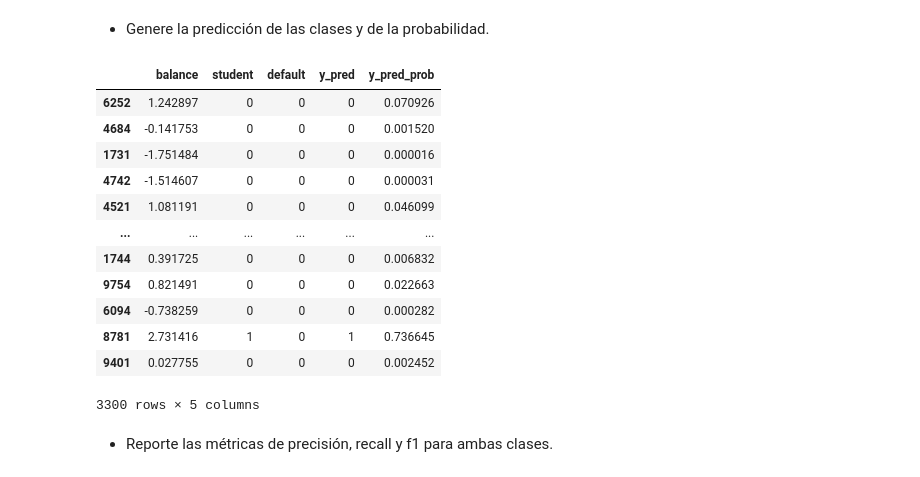
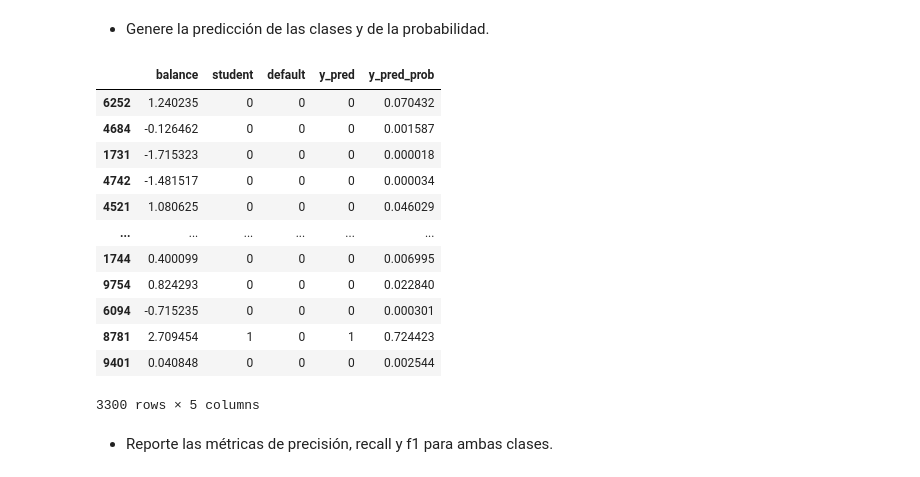
Before and after one commit to rodrigobarrazads/prueba2, a Jupyter notebook: Modulo2/Semana6/clasificacion_ml.ipynb, the cells around one changed output. Saved outputs shown, nothing was run; the diff lists cells and outputs as text; code cells hidden in the pictures.

```diff
--- a/Modulo2/Semana6/clasificacion_ml.ipynb
+++ b/Modulo2/Semana6/clasificacion_ml.ipynb
@@ -286,34 +286,31 @@ ml_logit_dep = LogisticRegression().fit(X_train, y_train)
 # %%
 # Utiliza esta celda para generar y almacenar predicciones de clase y de probabilidad
 
-columns = ['balance']
-
-scaler = StandardScaler().fit(X_test[columns])
 X_test['balance'] = scaler.transform(X_test[columns])
 
 y_pred = ml_logit_dep.predict(X_test)
 y_pred_proba = ml_logit_dep.predict_proba(X_test)[::,1]
 
 frames = [X_test, y_test]
 df_test = pd.concat(frames, axis=1)
 
 df_test['y_pred'] = y_pred
 df_test['y_pred_prob'] = y_pred_proba
 
 df_test
 # %% [output]
 |  | balance | student | default | y_pred | y_pred_prob |
-| 6252 | 1.242897 | 0 | 0 | 0 | 0.070926 |
-| 4684 | -0.141753 | 0 | 0 | 0 | 0.001520 |
-| 1731 | -1.751484 | 0 | 0 | 0 | 0.000016 |
-| 4742 | -1.514607 | 0 | 0 | 0 | 0.000031 |
-| 4521 | 1.081191 | 0 | 0 | 0 | 0.046099 |
+| 6252 | 1.240235 | 0 | 0 | 0 | 0.070432 |
+| 4684 | -0.126462 | 0 | 0 | 0 | 0.001587 |
+| 1731 | -1.715323 | 0 | 0 | 0 | 0.000018 |
+| 4742 | -1.481517 | 0 | 0 | 0 | 0.000034 |
+| 4521 | 1.080625 | 0 | 0 | 0 | 0.046029 |
 | ... | ... | ... | ... | ... | ... |
-| 1744 | 0.391725 | 0 | 0 | 0 | 0.006832 |
-| 9754 | 0.821491 | 0 | 0 | 0 | 0.022663 |
-| 6094 | -0.738259 | 0 | 0 | 0 | 0.000282 |
-| 8781 | 2.731416 | 1 | 0 | 1 | 0.736645 |
-| 9401 | 0.027755 | 0 | 0 | 0 | 0.002452 |
+| 1744 | 0.400099 | 0 | 0 | 0 | 0.006995 |
+| 9754 | 0.824293 | 0 | 0 | 0 | 0.022840 |
+| 6094 | -0.715235 | 0 | 0 | 0 | 0.000301 |
+| 8781 | 2.709454 | 1 | 0 | 1 | 0.724423 |
+| 9401 | 0.040848 | 0 | 0 | 0 | 0.002544 |
 3300 rows × 5 columns
 # %% [markdown]
 - Reporte las métricas de precisión, recall y f1 para ambas clases.
```
Also changed, not shown: parts of 3 cells of this notebook.
